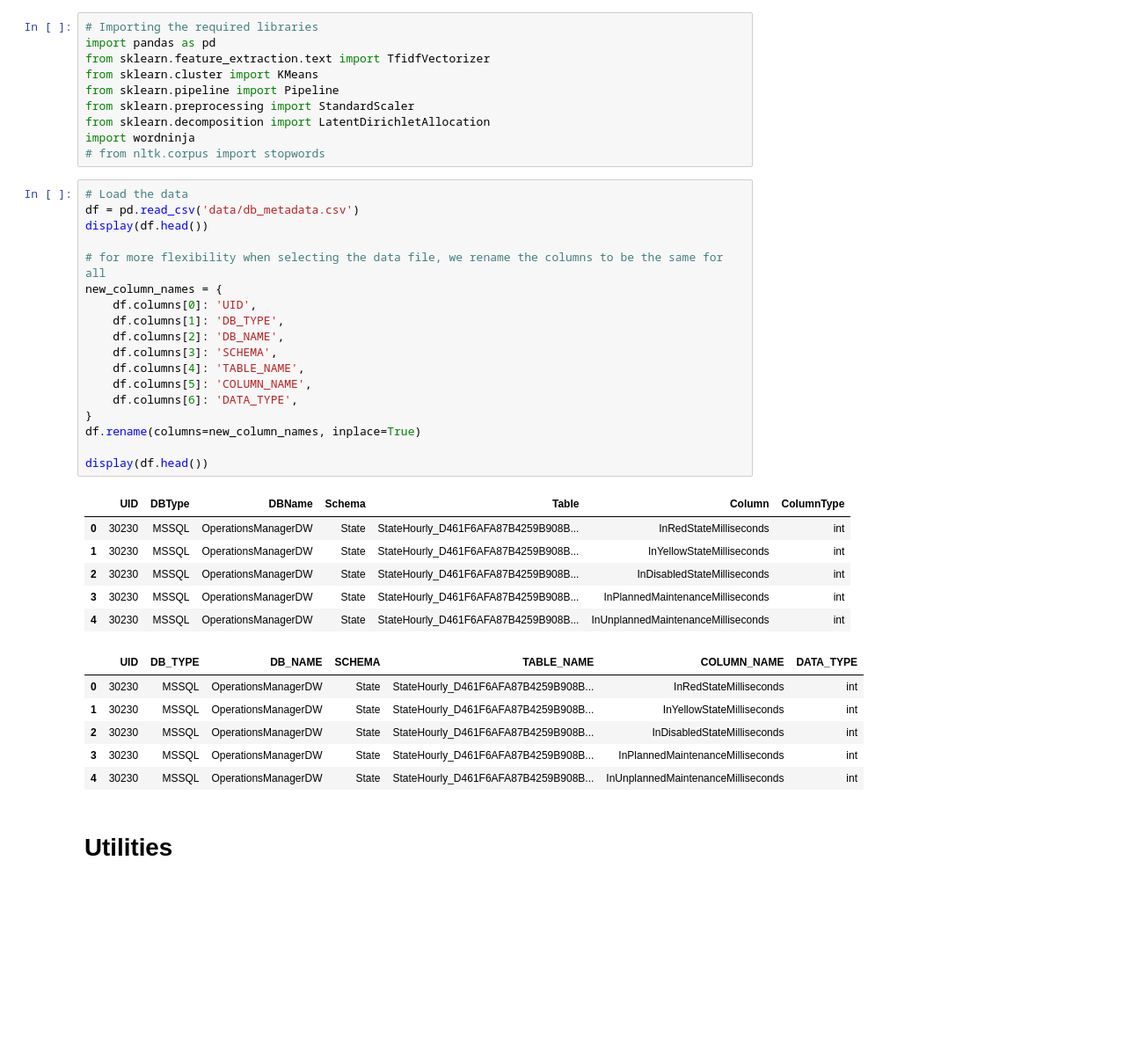
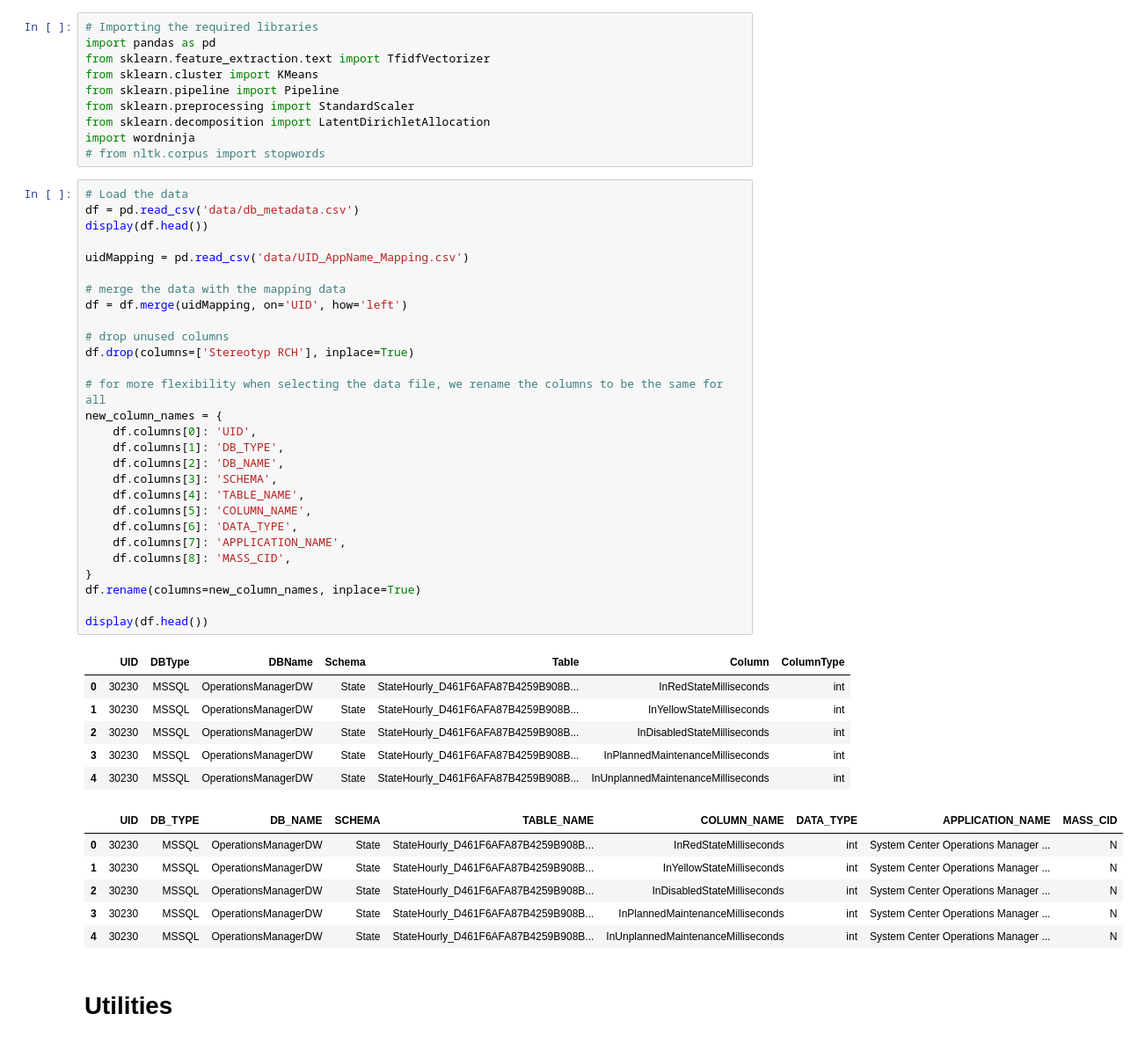
Before and after one commit to imod/ml_ta, a Jupyter notebook: rai_db_clustering.ipynb, the cells around one changed output. Shown: that part at 88% size. Drawn from its saved outputs; the diff is of its cells as text; blank space fills up the shorter version.

```diff
--- a/rai_db_clustering.ipynb
+++ b/rai_db_clustering.ipynb
@@ -166,34 +176,44 @@ import wordninja
 # %%
 # Load the data
 df = pd.read_csv('data/db_metadata.csv')
 display(df.head())
+
+uidMapping = pd.read_csv('data/UID_AppName_Mapping.csv')
+
+# merge the data with the mapping data
+df = df.merge(uidMapping, on='UID', how='left')
+
+# drop unused columns
+df.drop(columns=['Stereotyp RCH'], inplace=True)
 
 # for more flexibility when selecting the data file, we rename the columns to be the same for all
 new_column_names = {
     df.columns[0]: 'UID',
     df.columns[1]: 'DB_TYPE',
     df.columns[2]: 'DB_NAME',
     df.columns[3]: 'SCHEMA',
     df.columns[4]: 'TABLE_NAME',
     df.columns[5]: 'COLUMN_NAME',
     df.columns[6]: 'DATA_TYPE',
+    df.columns[7]: 'APPLICATION_NAME',
+    df.columns[8]: 'MASS_CID',
 }
 df.rename(columns=new_column_names, inplace=True)
 
 display(df.head())
 # %% [output]
 |  | UID | DBType | DBName | Schema | Table | Column | ColumnType |
 | 0 | 30230 | MSSQL | OperationsManagerDW | State | StateHourly_D461F6AFA87B4259B908B... | InRedStateMilliseconds | int |
 | 1 | 30230 | MSSQL | OperationsManagerDW | State | StateHourly_D461F6AFA87B4259B908B... | InYellowStateMilliseconds | int |
 | 2 | 30230 | MSSQL | OperationsManagerDW | State | StateHourly_D461F6AFA87B4259B908B... | InDisabledStateMilliseconds | int |
 | 3 | 30230 | MSSQL | OperationsManagerDW | State | StateHourly_D461F6AFA87B4259B908B... | InPlannedMaintenanceMilliseconds | int |
 | 4 | 30230 | MSSQL | OperationsManagerDW | State | StateHourly_D461F6AFA87B4259B908B... | InUnplannedMaintenanceMilliseconds | int |
-|  | UID | DB_TYPE | DB_NAME | SCHEMA | TABLE_NAME | COLUMN_NAME | DATA_TYPE |
-| 0 | 30230 | MSSQL | OperationsManagerDW | State | StateHourly_D461F6AFA87B4259B908B... | InRedStateMilliseconds | int |
-| 1 | 30230 | MSSQL | OperationsManagerDW | State | StateHourly_D461F6AFA87B4259B908B... | InYellowStateMilliseconds | int |
-| 2 | 30230 | MSSQL | OperationsManagerDW | State | StateHourly_D461F6AFA87B4259B908B... | InDisabledStateMilliseconds | int |
-| 3 | 30230 | MSSQL | OperationsManagerDW | State | StateHourly_D461F6AFA87B4259B908B... | InPlannedMaintenanceMilliseconds | int |
-| 4 | 30230 | MSSQL | OperationsManagerDW | State | StateHourly_D461F6AFA87B4259B908B... | InUnplannedMaintenanceMilliseconds | int |
+|  | UID | DB_TYPE | DB_NAME | SCHEMA | TABLE_NAME | COLUMN_NAME | DATA_TYPE | APPLICATION_NAME | MASS_CID |
+| 0 | 30230 | MSSQL | OperationsManagerDW | State | StateHourly_D461F6AFA87B4259B908B... | InRedStateMilliseconds | int | System Center Operations Manager ... | N |
+| 1 | 30230 | MSSQL | OperationsManagerDW | State | StateHourly_D461F6AFA87B4259B908B... | InYellowStateMilliseconds | int | System Center Operations Manager ... | N |
+| 2 | 30230 | MSSQL | OperationsManagerDW | State | StateHourly_D461F6AFA87B4259B908B... | InDisabledStateMilliseconds | int | System Center Operations Manager ... | N |
+| 3 | 30230 | MSSQL | OperationsManagerDW | State | StateHourly_D461F6AFA87B4259B908B... | InPlannedMaintenanceMilliseconds | int | System Center Operations Manager ... | N |
+| 4 | 30230 | MSSQL | OperationsManagerDW | State | StateHourly_D461F6AFA87B4259B908B... | InUnplannedMaintenanceMilliseconds | int | System Center Operations Manager ... | N |
 # %% [markdown]
 # Utilities
 # %%
```
Also changed, not shown: parts of 12 cells of this notebook, 2 other files.
